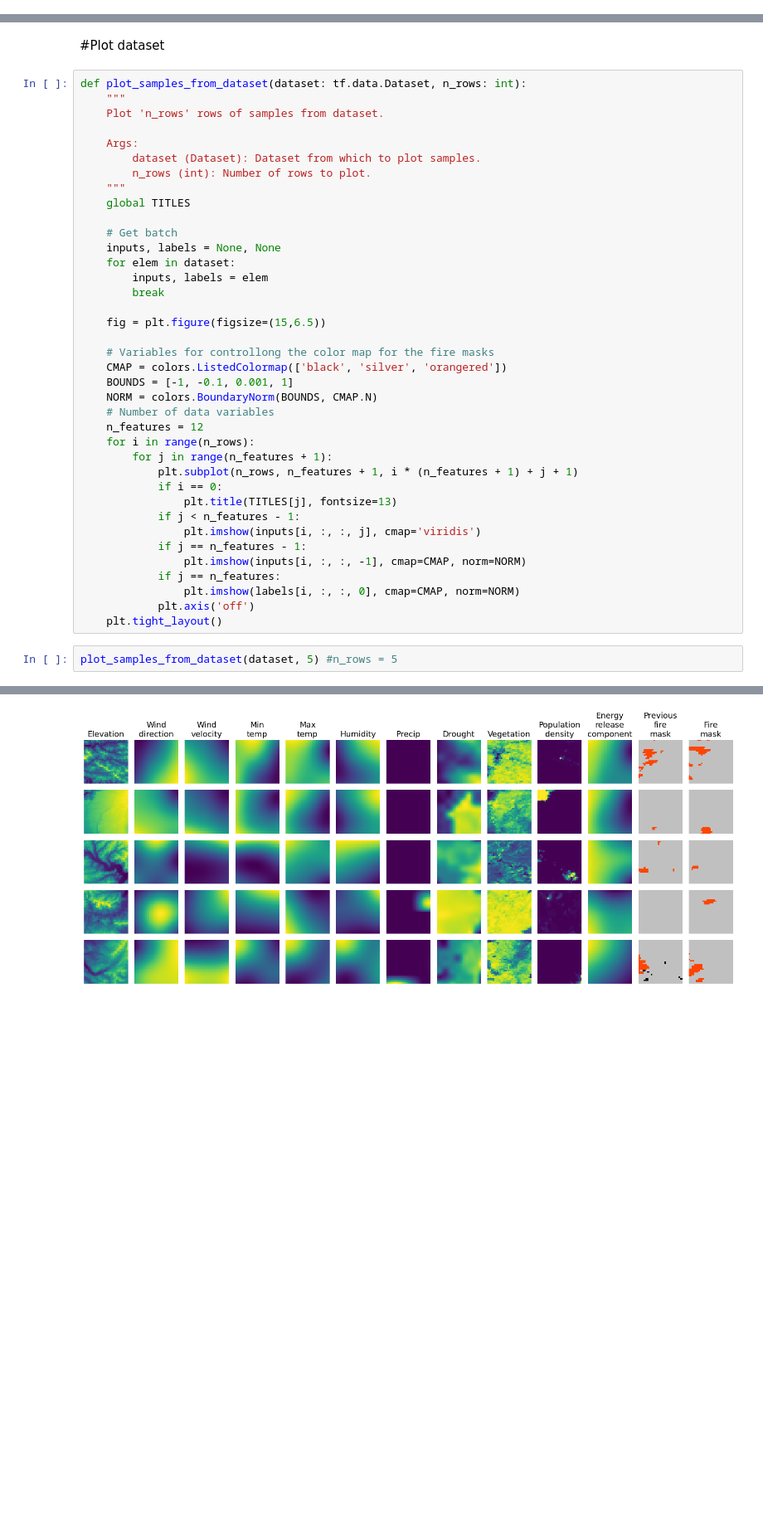
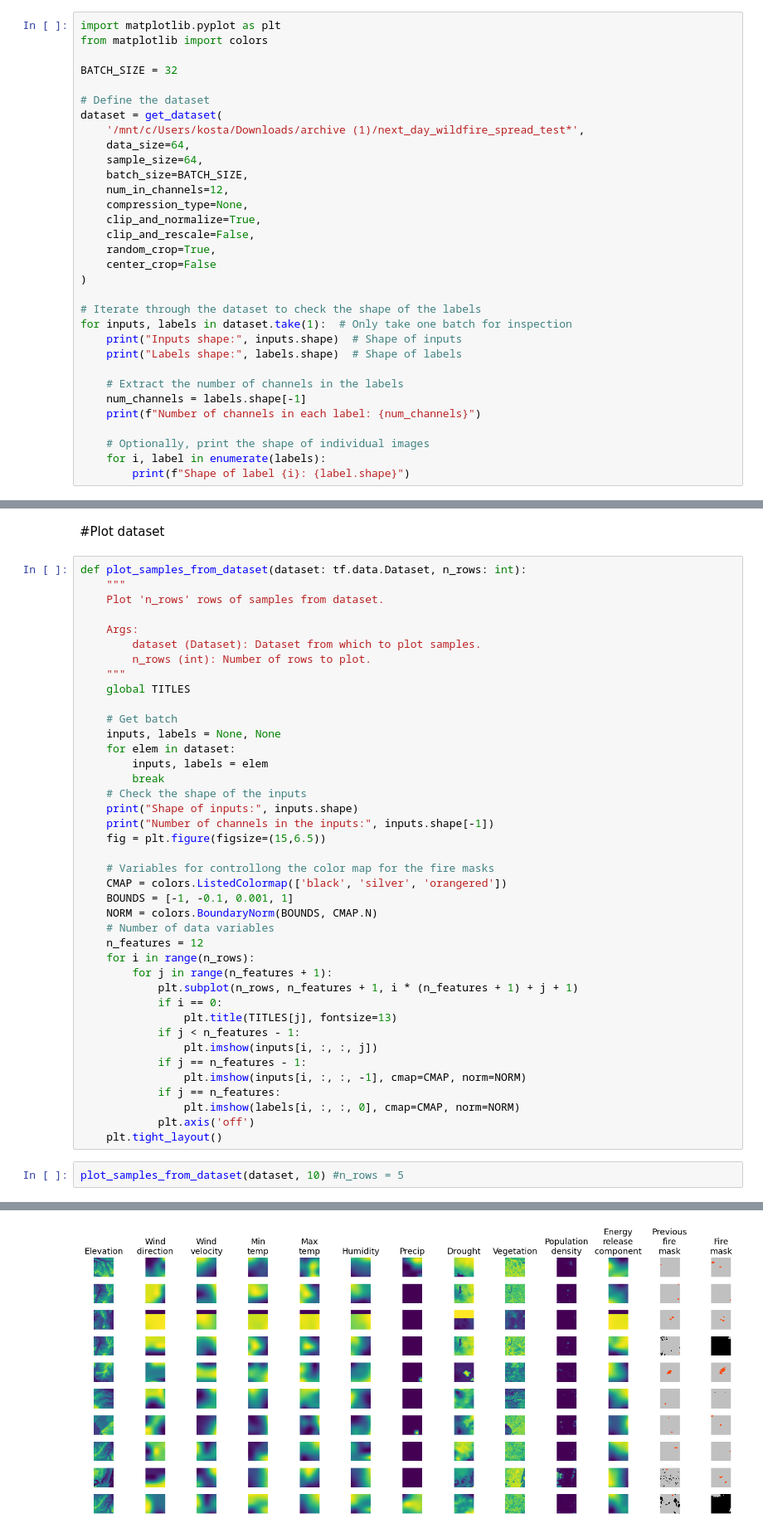
Before and after one commit to KostaKat/Fire-Mask-Prediction, a Jupyter notebook: notebooks/data_visualization.ipynb, the cells around one changed output, grey strips where cells are left out. Shown at 83% size. Cells and saved outputs as stored; diff of their text form; blank space fills up the shorter version.

```diff
--- a/notebooks/data_visualization.ipynb
+++ b/notebooks/data_visualization.ipynb
@@ -49,0 +24,32 @@ dataset = get_dataset('/content/drive/MyDrive/mat422_project/dataset/next_day_wi
+# %%
+import matplotlib.pyplot as plt
+from matplotlib import colors
+
+BATCH_SIZE = 32
+
+# Define the dataset
+dataset = get_dataset(
+    '/mnt/c/Users/kosta/Downloads/archive (1)/next_day_wildfire_spread_test*',
+    data_size=64,
+    sample_size=64,
+    batch_size=BATCH_SIZE,
+    num_in_channels=12,
+    compression_type=None,
+    clip_and_normalize=True,
+    clip_and_rescale=False,
+    random_crop=True,
+    center_crop=False
+)
+
+# Iterate through the dataset to check the shape of the labels
+for inputs, labels in dataset.take(1):  # Only take one batch for inspection
+    print("Inputs shape:", inputs.shape)  # Shape of inputs
+    print("Labels shape:", labels.shape)  # Shape of labels
+
+    # Extract the number of channels in the labels
+    num_channels = labels.shape[-1]
+    print(f"Number of channels in each label: {num_channels}")
+
+    # Optionally, print the shape of individual images
+    for i, label in enumerate(labels):
+        print(f"Shape of label {i}: {label.shape}")
@@ -65,7 +92,9 @@ def plot_samples_from_dataset(dataset: tf.data.Dataset, n_rows: int):
     for elem in dataset:
         inputs, labels = elem
         break
-
+    # Check the shape of the inputs
+    print("Shape of inputs:", inputs.shape)
+    print("Number of channels in the inputs:", inputs.shape[-1])
     fig = plt.figure(figsize=(15,6.5))
 
     # Variables for controllong the color map for the fire masks
@@ -80,7 +109,7 @@ def plot_samples_from_dataset(dataset: tf.data.Dataset, n_rows: int):
             if i == 0:
                 plt.title(TITLES[j], fontsize=13)
             if j < n_features - 1:
-                plt.imshow(inputs[i, :, :, j], cmap='viridis')
+                plt.imshow(inputs[i, :, :, j])
             if j == n_features - 1:
                 plt.imshow(inputs[i, :, :, -1], cmap=CMAP, norm=NORM)
             if j == n_features:
@@ -88,5 +117,5 @@ def plot_samples_from_dataset(dataset: tf.data.Dataset, n_rows: int):
             plt.axis('off')
     plt.tight_layout()
 # %%
-plot_samples_from_dataset(dataset, 5) #n_rows = 5
+plot_samples_from_dataset(dataset, 10) #n_rows = 5
 # %% [output]
@@ -93 +124 @@ plot_samples_from_dataset(dataset, 5) #n_rows = 5
-[figure, old version]
+[figure, new version]
```
Also changed, not shown: parts of 9 cells of this notebook, 17 other files.
